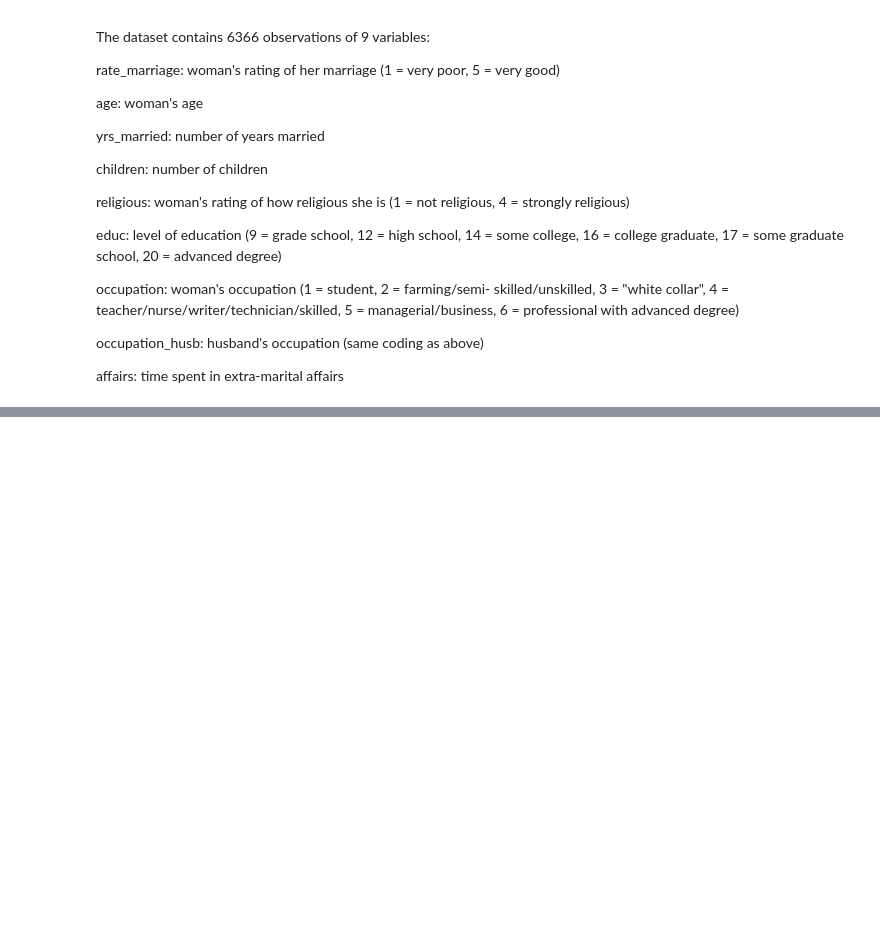
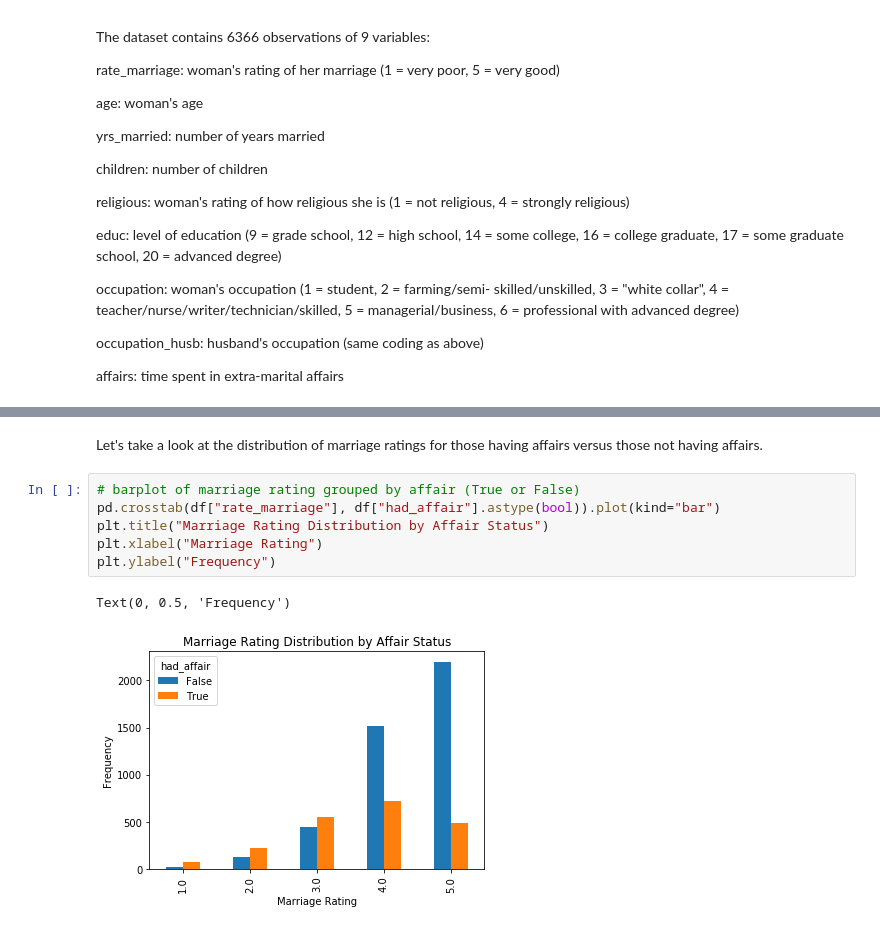
Before and after one commit to kamuc2012/Session_19_to_26, a Jupyter notebook: Session21/Session21.ipynb, the cells around one changed output, grey strips where cells are left out. Drawn from its saved outputs; the diff is of its cells as text; blank space fills up the shorter version.

```diff
--- a/Session21/Session21.ipynb
+++ b/Session21/Session21.ipynb
@@ -30,0 +106,11 @@ affairs: time spent in extra-marital affairs
+# %% [markdown]
+Let's take a look at the distribution of marriage ratings for those having affairs versus those not having affairs.
+# %%
+# barplot of marriage rating grouped by affair (True or False)
+pd.crosstab(df["rate_marriage"], df["had_affair"].astype(bool)).plot(kind="bar")
+plt.title("Marriage Rating Distribution by Affair Status")
+plt.xlabel("Marriage Rating")
+plt.ylabel("Frequency")
+# %% [output]
+Text(0, 0.5, 'Frequency')
+[figure, added]
```
Also changed, not shown: parts of 41 cells of this notebook, 27 other files.
